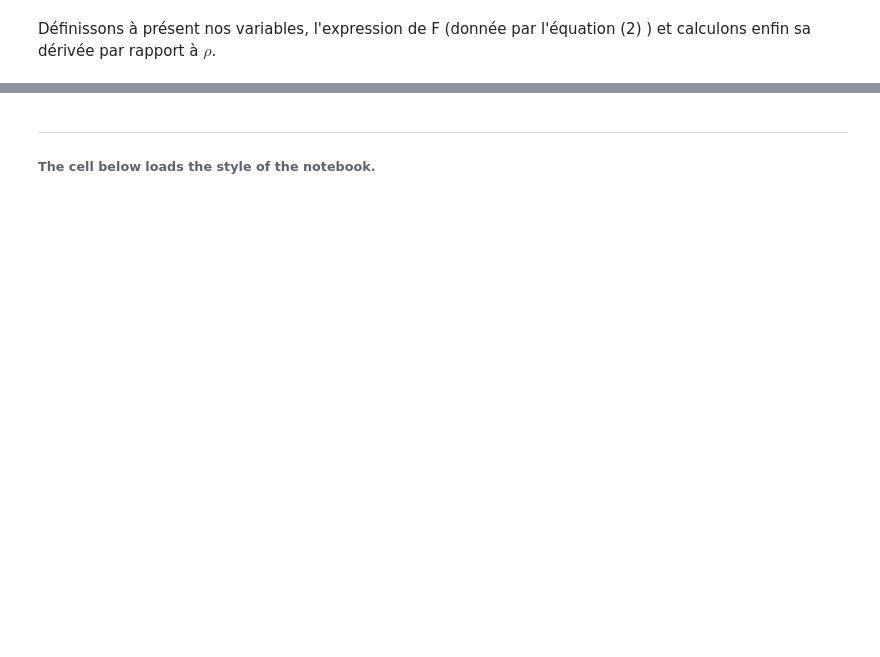
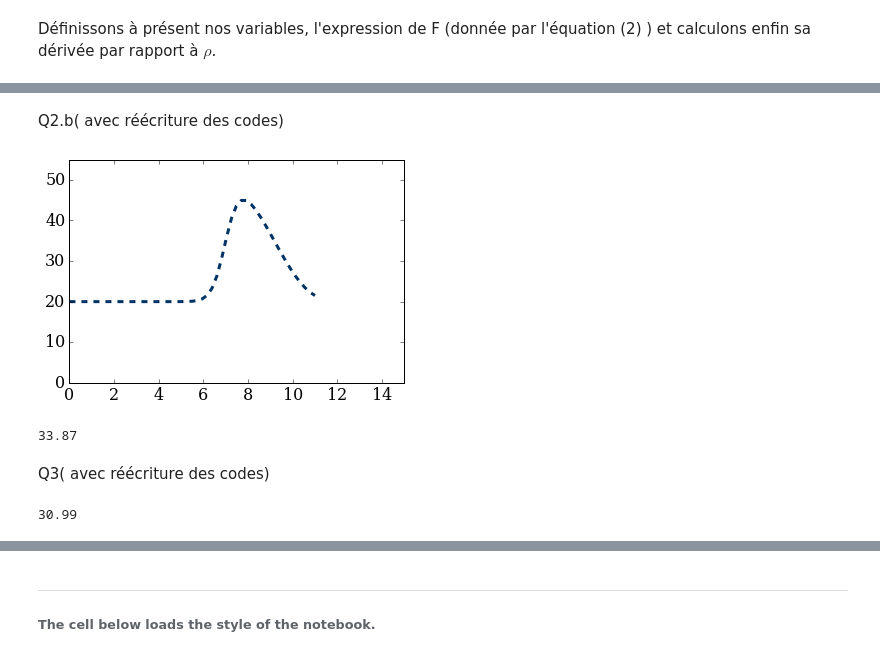
Before and after one commit to ServranckxChristophe/numerical-mooc, a Jupyter notebook: working/Traffic_Flow.ipynb, the cells around one changed output, grey strips where cells are left out. Saved outputs shown, nothing was run; the diff lists cells and outputs as text; code cells hidden in the pictures; blank space fills up the shorter version.

```diff
--- a/working/Traffic_Flow.ipynb
+++ b/working/Traffic_Flow.ipynb
@@ -253,0 +526,21 @@ pyplot.ylim(0,100);
+# %% [markdown]
+Q2.b( avec réécriture des codes)
+# %%
+CL     = 20
+t_simu = 3
+v_max  = 136
+
+vit = numpy.empty(2)
+convection1(CL, t_simu, v_max)
+# %% [output]
+[figure, added]
+# %%
+print(round(vit[0]*10/36,2))
+# %% [output]
+33.87
+# %% [markdown]
+Q3( avec réécriture des codes)
+# %%
+print(round(vit[1]*10/36,2))
+# %% [output]
+30.99
```
Also changed, not shown: parts of 83 cells of this notebook.
